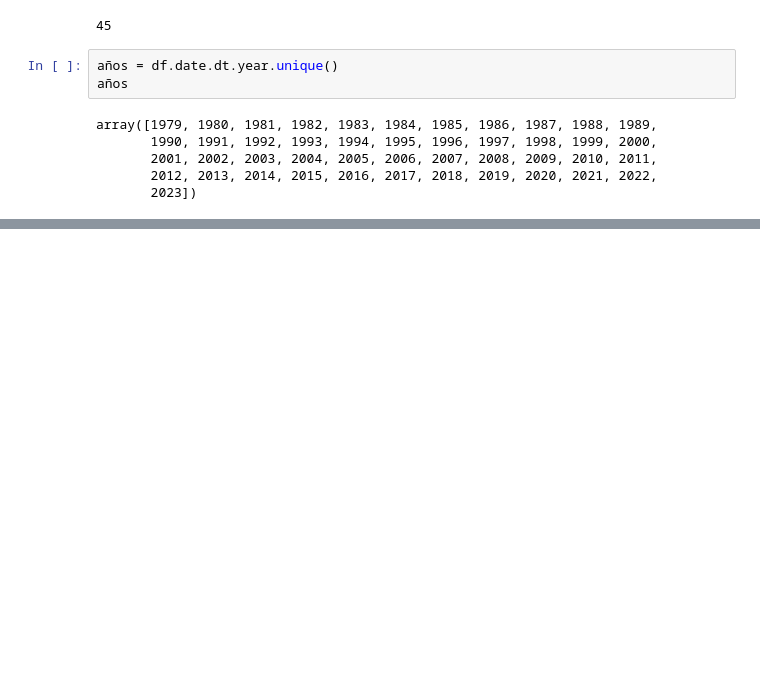
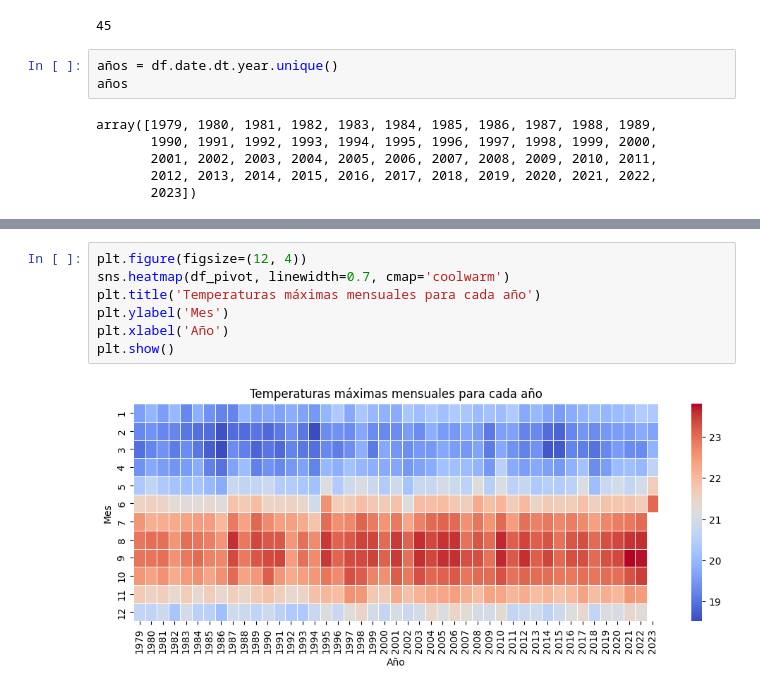
Before and after one commit to JhonZafra/Statistic_Concepts, a Jupyter notebook: SemanaIX/SeriesTiempo.ipynb, the cells around one changed output, grey strips where cells are left out. Cells and saved outputs as stored; diff of their text form; blank space fills up the shorter version.

```diff
--- a/SemanaIX/SeriesTiempo.ipynb
+++ b/SemanaIX/SeriesTiempo.ipynb
@@ -279,0 +291,9 @@ plt.show()
+# %%
+plt.figure(figsize=(12, 4))
+sns.heatmap(df_pivot, linewidth=0.7, cmap='coolwarm')
+plt.title('Temperaturas máximas mensuales para cada año')
+plt.ylabel('Mes')
+plt.xlabel('Año')
+plt.show()
+# %% [output]
+[figure, added]
```
Also changed, not shown: parts of 13 cells of this notebook.
